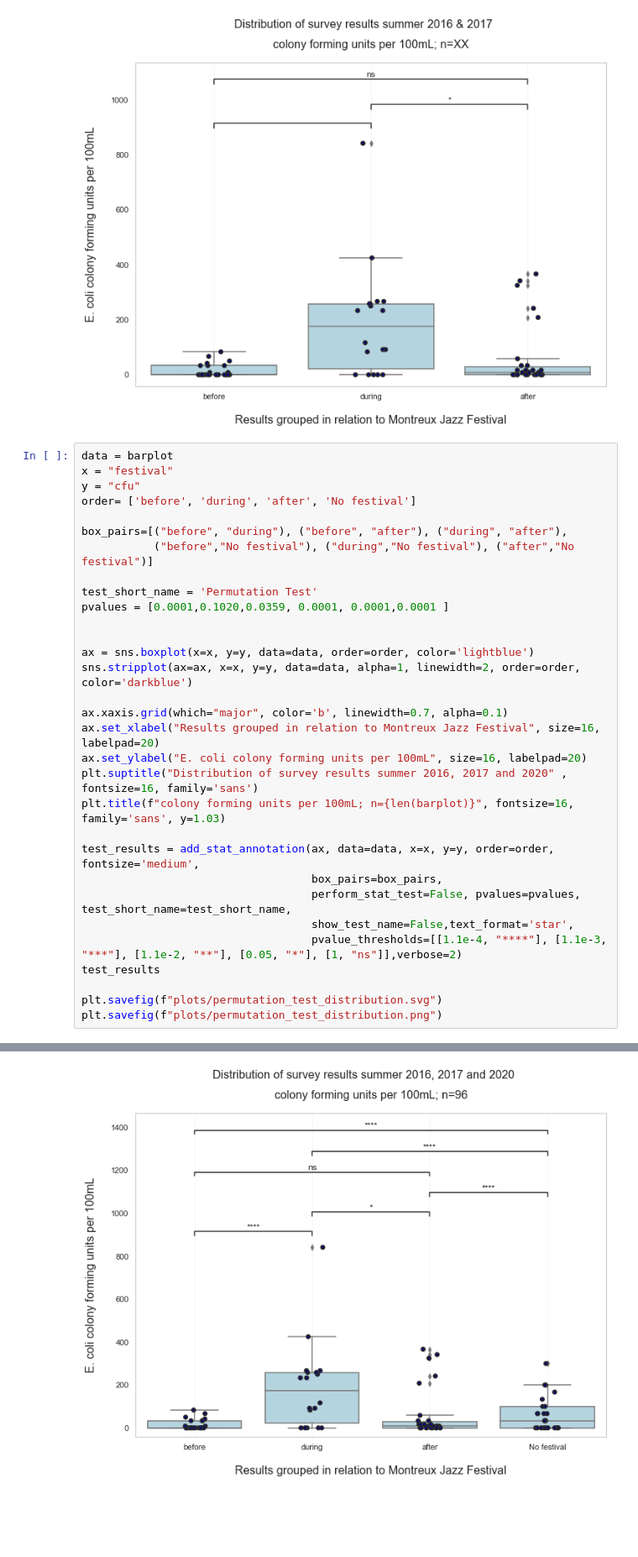
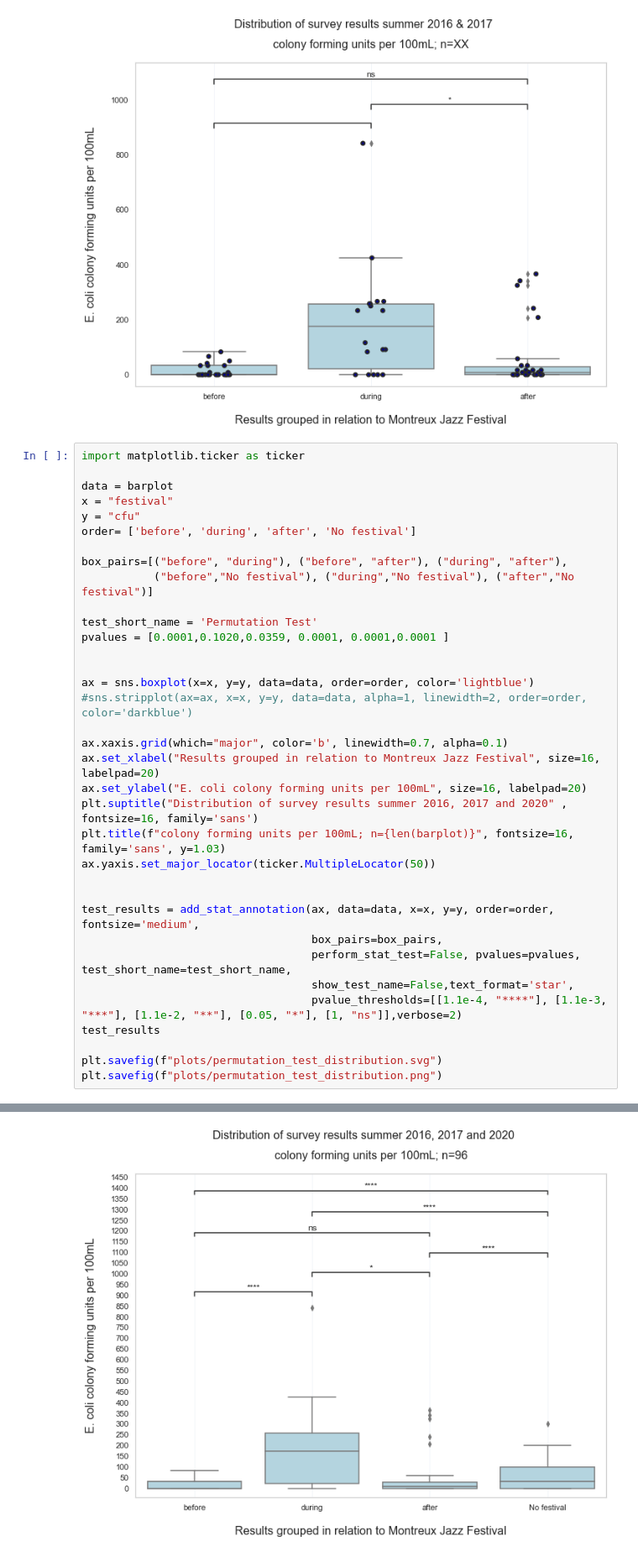
Before and after one commit to Hackuarium/montreux-water-quality, a Jupyter notebook: 2-plots.ipynb, the cells around one changed output, grey strips where cells are left out. Shown at 84% size. Drawn from its saved outputs; the diff is of its cells as text; blank space fills up the shorter version.

```diff
--- a/2-plots.ipynb
+++ b/2-plots.ipynb
@@ -396,6 +396,8 @@ before v.s. after: Custom statistical test, P_val:1.020e-01
   <statannot.StatResult.StatResult at 0x...>])
 [figure]
 # %%
+import matplotlib.ticker as ticker
+
 data = barplot
 x = "festival"
 y = "cfu"
@@ -409,35 +411,37 @@ pvalues = [0.0001,0.1020,0.0359, 0.0001, 0.0001,0.0001 ]
 
 
 ax = sns.boxplot(x=x, y=y, data=data, order=order, color='lightblue')
-sns.stripplot(ax=ax, x=x, y=y, data=data, alpha=1, linewidth=2, order=order, color='darkblue')
+#sns.stripplot(ax=ax, x=x, y=y, data=data, alpha=1, linewidth=2, order=order, color='darkblue')
 
 ax.xaxis.grid(which="major", color='b', linewidth=0.7, alpha=0.1)
 ax.set_xlabel("Results grouped in relation to Montreux Jazz Festival", size=16, labelpad=20)
 ax.set_ylabel("E. coli colony forming units per 100mL", size=16, labelpad=20)
 plt.suptitle("Distribution of survey results summer 2016, 2017 and 2020" , fontsize=16, family='sans')
 plt.title(f"colony forming units per 100mL; n={len(barplot)}", fontsize=16, family='sans', y=1.03)
+ax.yaxis.set_major_locator(ticker.MultipleLocator(50))
+
 
 test_results = add_stat_annotation(ax, data=data, x=x, y=y, order=order, fontsize='medium',
                                    box_pairs=box_pairs,
                                    perform_stat_test=False, pvalues=pvalues, test_short_name=test_short_name,
                                    show_test_name=False,text_format='star',
                                    pvalue_thresholds=[[1.1e-4, "****"], [1.1e-3, "***"], [1.1e-2, "**"], [0.05, "*"], [1, "ns"]],verbose=2)
 test_results
 
 plt.savefig(f"plots/permutation_test_distribution.svg")
 plt.savefig(f"plots/permutation_test_distribution.png")
 # %% [output]
 p-value annotation legend:
 ns: 5.00e-02 < p <= 1.00e+00
 *: 1.10e-02 < p <= 5.00e-02
 **: 1.10e-03 < p <= 1.10e-02
 ***: 1.10e-04 < p <= 1.10e-03
 ****: p <= 1.10e-04
 
 before v.s. during: Custom statistical test, P_val:1.000e-04
 during v.s. after: Custom statistical test, P_val:3.590e-02
 after v.s. No festival: Custom statistical test, P_val:1.000e-04
 before v.s. after: Custom statistical test, P_val:1.020e-01
 during v.s. No festival: Custom statistical test, P_val:1.000e-04
 before v.s. No festival: Custom statistical test, P_val:1.000e-04
-[figure, old version]
+[figure, new version]
```
Also changed, not shown: parts of 3 cells of this notebook, 2 other files.
